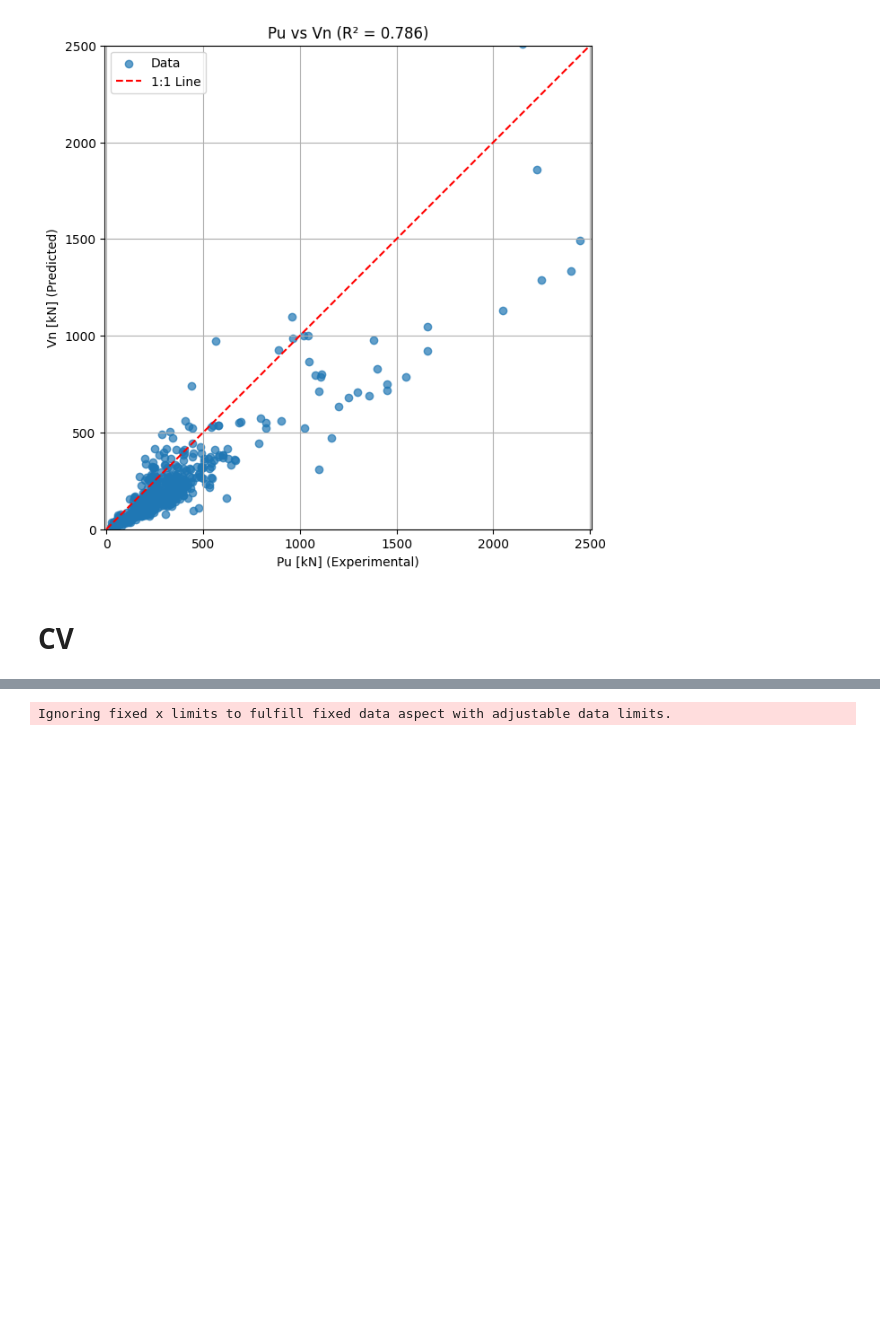
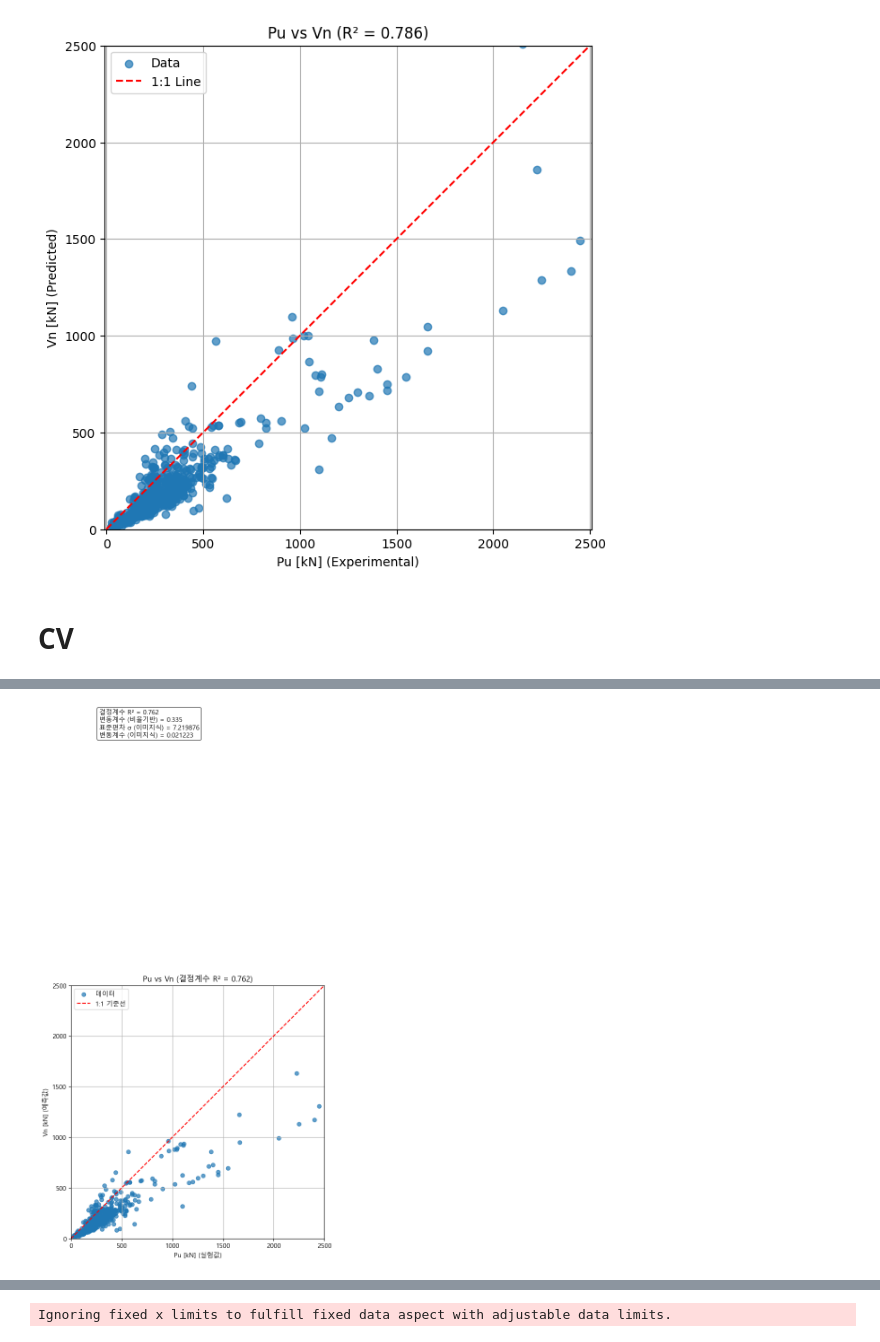
Before and after one commit to kosb123/Punching-shear, a Jupyter notebook: 코드/설계 기준 비교 그래프.ipynb, the cells around one changed output, grey strips where cells are left out. Saved outputs shown, nothing was run; the diff lists cells and outputs as text; code cells hidden in the pictures; blank space fills up the shorter version.

```diff
--- a/코드/설계 기준 비교 그래프.ipynb
+++ b/코드/설계 기준 비교 그래프.ipynb
@@ -394,0 +175,91 @@ Coefficient of Variation (CV) = 0.370
+# %%
+import pandas as pd
+import matplotlib.pyplot as plt
+import numpy as np
+from sklearn.metrics import r2_score
+from matplotlib import rcParams, font_manager
+
+# ===== 한글 폰트 설정 =====
+# 윈도우: 맑은 고딕, 맥: AppleGothic, (대안) Noto Sans KR / NanumGothic
+font_candidates = ["Malgun Gothic", "AppleGothic", "Noto Sans CJK KR", "Noto Sans KR", "NanumGothic"]
+for f in font_candidates:
+    try:
+        rcParams["font.family"] = f
+        # 폰트가 실제 설치되어 있지 않으면 아래 get_font 찾기에서 예외가 날 수 있어요.
+        font_manager.fontManager.findfont(f, fallback_to_default=False)
+        break
+    except Exception:
+        continue
+# 마이너스 기호가 네모로 나오는 현상 방지
+rcParams["axes.unicode_minus"] = False
+
+# ===== Load file =====
+sheet_name = "NEES_Database__ACI_445_Punching"
+file_path = '../데이터 베이스/ACI 318-14.xlsx'
+df = pd.read_excel(file_path, sheet_name=sheet_name)
+
+# ===== Extract data =====
+pu = df["Pu [kN]"]        # 실험값
+vn = df["ACI 318-14"]     # 예측값
+
+# ===== 결측값 및 0값 제거 =====
+mask = (~pu.isna()) & (~vn.isna()) & (pu > 0) & (vn > 0)
+pu_clean = pu[mask].astype(float)
+vn_clean = vn[mask].astype(float)
+
+n = len(pu_clean)
+if n <= 1:
+    raise ValueError("유효한 데이터가 2개 이상 필요합니다.")
+
+# ===== R^2 =====
+r2 = r2_score(pu_clean, vn_clean)
+
+# ===== 기존 CV (비율 기반: Pu/Vn) =====
+ratio = pu_clean / vn_clean
+ratio_mean = np.mean(ratio)
+ratio_std  = np.std(ratio, ddof=1)
+cv_ratio = ratio_std / ratio_mean if ratio_mean != 0 and not np.isnan(ratio_mean) else np.nan
+
+# ===== 사용자 정의 σ, COV (이미지 수식 기준) =====
+# σ = sqrt( (1/(n-1)) * sum( (y_pred - y_exp)^2 / y_exp ) )
+errors_sq_over_exp = ((vn_clean - pu_clean) ** 2) / pu_clean
+sigma_new = np.sqrt(np.sum(errors_sq_over_exp) / (n - 1))
+mean_pu   = np.mean(pu_clean)
+cov_new   = sigma_new / mean_pu
+
+# ===== 산점도 =====
+fig, ax = plt.subplots(figsize=(7, 7))
+ax.scatter(pu_clean, vn_clean, alpha=0.7, label="데이터")
+
+# 1:1 선
+max_val = max(pu_clean.max(), vn_clean.max())
+ax.plot([0, max_val], [0, max_val], 'r--', label="1:1 기준선")
+
+# 축/제목/범례 (한글)
+ax.set_xlabel("Pu [kN] (실험값)")
+ax.set_ylabel("Vn [kN] (예측값)")
+ax.set_title(f"Pu vs Vn (결정계수 R² = {r2:.3f})")
+ax.legend()
+ax.grid(True)
+
+# ==== 축 범위 + 등축 설정(경고 해결 버전) ====
+# 고정 범위를 주되, aspect는 'box'로 맞춰 축 박스 크기를 조절하게 함 (데이터 한계 무시 안함)
+ax.set_xlim(0, 2500)
+ax.set_ylim(0, 2500)
+ax.set_aspect('equal', adjustable='box')
+
+# 그래프 안 통계치
+text_lines = [
+    f"결정계수 R² = {r2:.3f}",
+    f"변동계수 (비율기반) = {cv_ratio:.3f}" if not np.isnan(cv_ratio) else "변동계수 (비율기반) = N/A",
+    f"표준편차 σ (이미지식) = {sigma_new:.6f}",
+    f"변동계수 (이미지식) = {cov_new:.6f}",
+]
+ax.text(0.05*max_val, 0.90*max_val, "\n".join(text_lines),
+        fontsize=10, bbox=dict(boxstyle="round", facecolor="white", alpha=0.7))
+
+# 저장/표시
+plt.savefig("Eurocode 2-19.pdf", format="pdf", bbox_inches="tight")
+plt.show()
+# %% [output]
+[figure, added]
```
Also changed, not shown: parts of 4 cells of this notebook, 1 other file.
